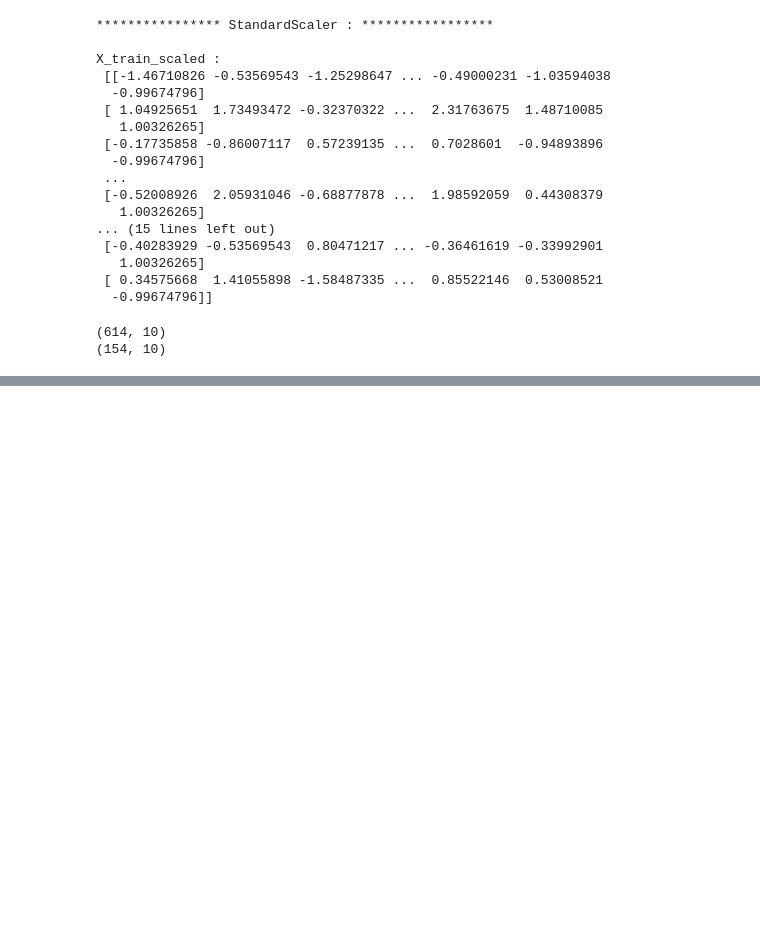
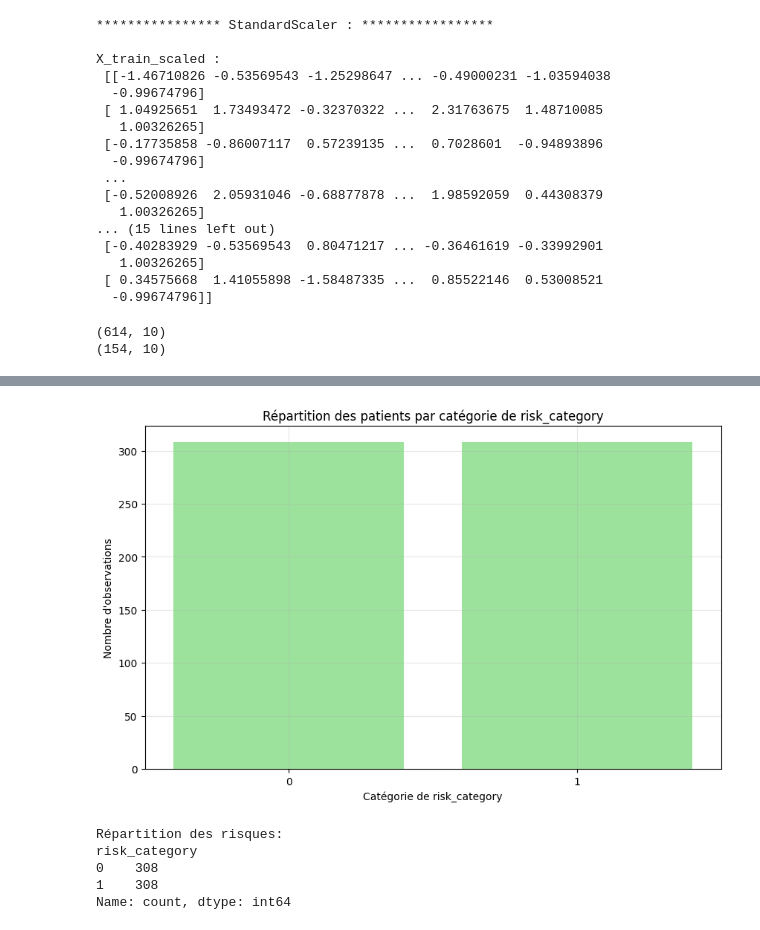
Before and after one commit to bouchramilo/Analysis_and_Prediction_of_the_Risk_of_Diabetes, a Jupyter notebook: Pretraitement.ipynb, the cells around one changed output, grey strips where cells are left out. Saved outputs shown, nothing was run; the diff lists cells and outputs as text; code cells hidden in the pictures; blank space fills up the shorter version.

Commit message:
APRD-19 Gérer le déséquilibre des classes

```diff
--- a/Pretraitement.ipynb
+++ b/Pretraitement.ipynb
@@ -963,0 +978,10 @@ print(X_test_scaled.shape)
+# %%
+
+# 2. Gestion du déséquilibre UNIQUEMENT sur les données d'entraînement
+# Option A : Sur-échantillonnage (créer des copies de la classe minoritaire)
+oversampler = RandomOverSampler(random_state=42)
+X_train_resampled, y_train_resampled = oversampler.fit_resample(X_train_scaled, y_train)
+
+# # Option B : Sous-échantillonnage (supprimer aléatoirement des exemples de la classe majoritaire)
+# undersampler = RandomUnderSampler(random_state=42)
+# X_train_resampled, y_train_resampled = undersampler.fit_resample(X_train_scaled, y_train)
@@ -963,0 +1036,9 @@ print(X_test_scaled.shape)
+# %%
+visualiser_risk_category(pd.DataFrame(y_train_resampled), col="risk_category")
+# %% [output]
+[figure, added]
+Répartition des risques:
+risk_category
+0    308
+1    308
+Name: count, dtype: int64
```
Also changed, not shown: parts of 6 cells of this notebook.
